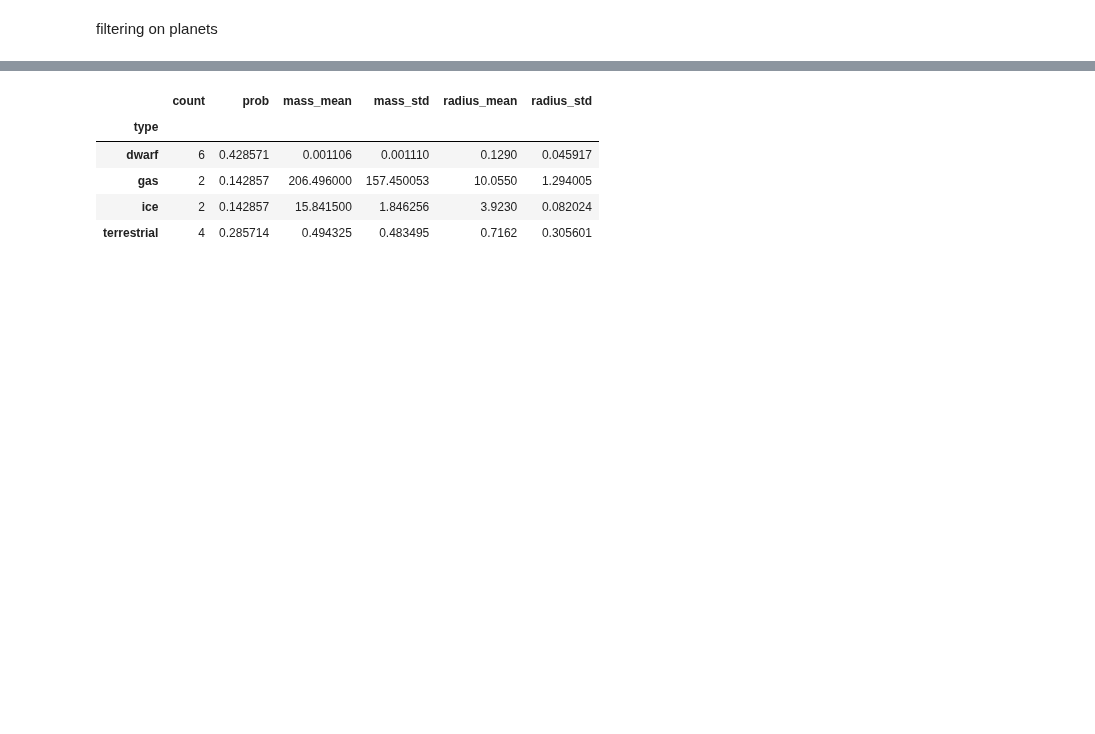
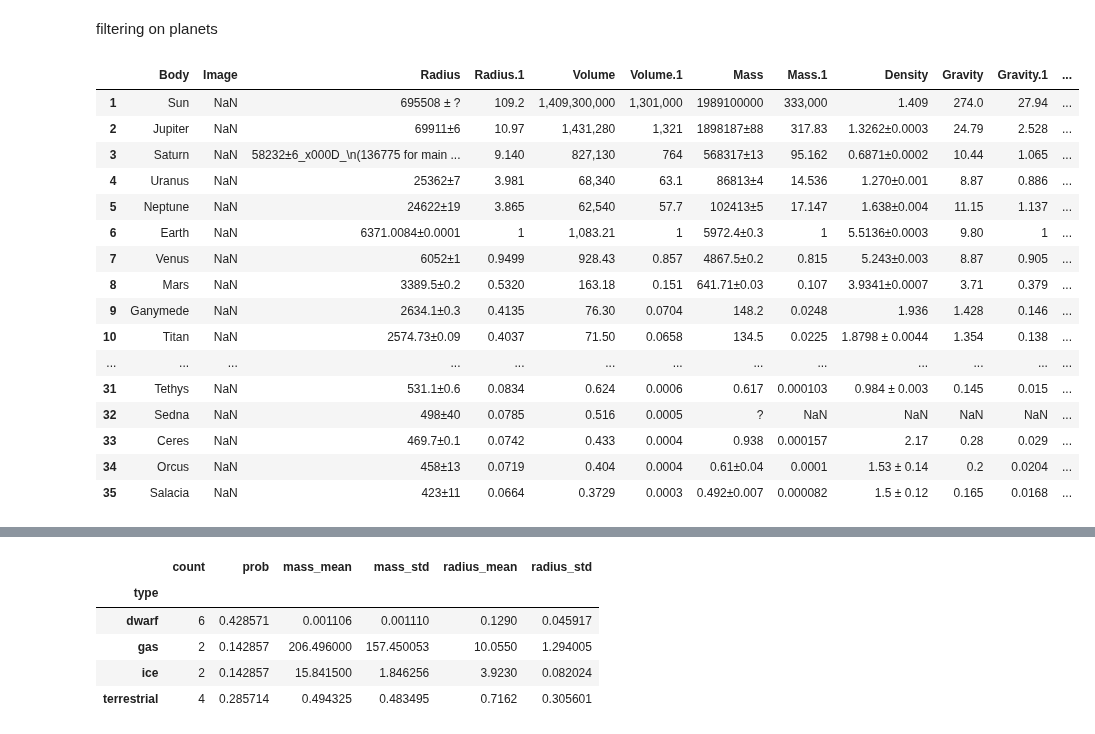
Before and after one commit to BillmanH/exoplanets, a Jupyter notebook: notebooks/Analysis - planet summary stats.ipynb, the cells around one changed output, grey strips where cells are left out. Cells and saved outputs as stored; diff of their text form; code cells hidden in the pictures; blank space fills up the shorter version.

```diff
--- a/notebooks/Analysis - planet summary stats.ipynb
+++ b/notebooks/Analysis - planet summary stats.ipynb
@@ -20,6 +26,33 @@ df.head()
 | 5 | Neptune | NaN | 24622±19 | 3.865 | 62,540 | 57.7 | 102413±5 | 17.147 | 1.638±0.004 | 11.15 | 1.137 | ... |
 # %% [markdown]
 filtering on planets
+# %%
+def split_str(x):
+    regex = re.compile('[^a-zA-Z]')
+    y = re.sub("[^a-zA-Z]+", "", x.split('\n')[0])
+    y = re.sub("xD$", "", y)
+    return y
+
+df['Body'] = df['Body'].apply(split_str)
+df
+# %% [output]
+|  | Body | Image | Radius | Radius.1 | Volume | Volume.1 | Mass | Mass.1 | Density | Gravity | Gravity.1 | ... |
+| 1 | Sun | NaN | 695508 ± ? | 109.2 | 1,409,300,000 | 1,301,000 | 1989100000 | 333,000 | 1.409 | 274.0 | 27.94 | ... |
+| 2 | Jupiter | NaN | 69911±6 | 10.97 | 1,431,280 | 1,321 | 1898187±88 | 317.83 | 1.3262±0.0003 | 24.79 | 2.528 | ... |
+| 3 | Saturn | NaN | 58232±6_x000D_\n(136775 for main ... | 9.140 | 827,130 | 764 | 568317±13 | 95.162 | 0.6871±0.0002 | 10.44 | 1.065 | ... |
+| 4 | Uranus | NaN | 25362±7 | 3.981 | 68,340 | 63.1 | 86813±4 | 14.536 | 1.270±0.001 | 8.87 | 0.886 | ... |
+| 5 | Neptune | NaN | 24622±19 | 3.865 | 62,540 | 57.7 | 102413±5 | 17.147 | 1.638±0.004 | 11.15 | 1.137 | ... |
+| 6 | Earth | NaN | 6371.0084±0.0001 | 1 | 1,083.21 | 1 | 5972.4±0.3 | 1 | 5.5136±0.0003 | 9.80 | 1 | ... |
+| 7 | Venus | NaN | 6052±1 | 0.9499 | 928.43 | 0.857 | 4867.5±0.2 | 0.815 | 5.243±0.003 | 8.87 | 0.905 | ... |
+| 8 | Mars | NaN | 3389.5±0.2 | 0.5320 | 163.18 | 0.151 | 641.71±0.03 | 0.107 | 3.9341±0.0007 | 3.71 | 0.379 | ... |
+| 9 | Ganymede | NaN | 2634.1±0.3 | 0.4135 | 76.30 | 0.0704 | 148.2 | 0.0248 | 1.936 | 1.428 | 0.146 | ... |
+| 10 | Titan | NaN | 2574.73±0.09 | 0.4037 | 71.50 | 0.0658 | 134.5 | 0.0225 | 1.8798 ± 0.0044 | 1.354 | 0.138 | ... |
+| ... | ... | ... | ... | ... | ... | ... | ... | ... | ... | ... | ... | ... |
+| 31 | Tethys | NaN | 531.1±0.6 | 0.0834 | 0.624 | 0.0006 | 0.617 | 0.000103 | 0.984 ± 0.003 | 0.145 | 0.015 | ... |
+| 32 | Sedna | NaN | 498±40 | 0.0785 | 0.516 | 0.0005 | ? | NaN | NaN | NaN | NaN | ... |
+| 33 | Ceres | NaN | 469.7±0.1 | 0.0742 | 0.433 | 0.0004 | 0.938 | 0.000157 | 2.17 | 0.28 | 0.029 | ... |
+| 34 | Orcus | NaN | 458±13 | 0.0719 | 0.404 | 0.0004 | 0.61±0.04 | 0.0001 | 1.53 ± 0.14 | 0.2 | 0.0204 | ... |
+| 35 | Salacia | NaN | 423±11 | 0.0664 | 0.3729 | 0.0003 | 0.492±0.007 | 0.000082 | 1.5 ± 0.12 | 0.165 | 0.0168 | ... |
 # %%
 def get_type(x):
     if 'gas giant' in x:
```
Also changed, not shown: parts of 15 cells of this notebook, 2 other files.
